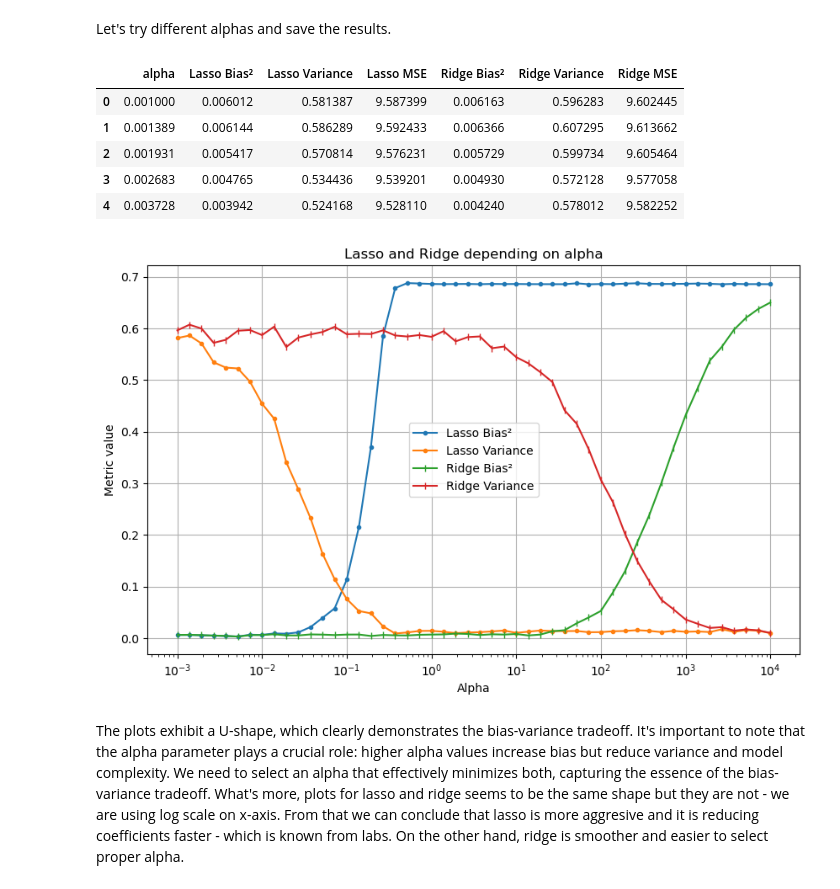
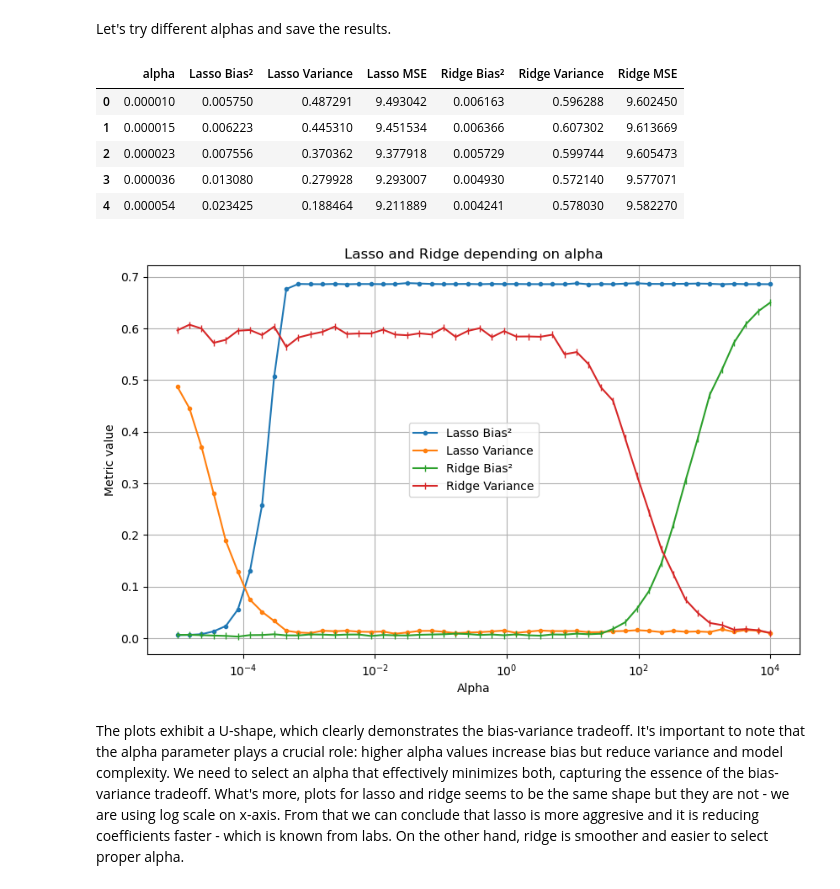
Before and after one commit to ginal001/ML-2024-2025, a Jupyter notebook: Lab4/Homework04.ipynb, the cells around one changed output. Saved outputs shown, nothing was run; the diff lists cells and outputs as text; code cells hidden in the pictures.

```diff
--- a/Lab4/Homework04.ipynb
+++ b/Lab4/Homework04.ipynb
@@ -90,14 +90,16 @@ n_simulations = 100
 # %% [markdown]
 Let's create some helper functions.
 # %%
+n_training = 4*n_samples
+
 def true_function(X):
     return X @ true_coef
 
 def generate_train_data():
-    X_train = np.random.uniform(-1, 1, (4*n_samples, n_features - 1))
-    X_train = np.hstack((np.ones((4*n_samples, 1)), X_train)) # adding bias
+    X_train = np.random.uniform(-1, 1, (n_training, n_features - 1))
+    X_train = np.hstack((np.ones((n_training, 1)), X_train)) # adding bias
 
-    errors = sigma*np.random.randn(4*n_samples)
+    errors = sigma*np.random.randn(n_training)
     y_train = true_function(X_train) + errors
     return X_train, y_train
 # %% [markdown]
@@ -126,7 +128,7 @@ def simulations(alpha):
     ridge_preds = np.zeros((n_samples, n_simulations))
     for i in range(n_simulations):
         X_train, y_train = generate_train_data()
-        lasso = Lasso(alpha = alpha)
+        lasso = Lasso(alpha = alpha*n_training)  #multiplying alpha by n_samples to have standard version of lasso (not this one implemented by scikit)
         ridge = Ridge(alpha = alpha)
 
         lasso.fit(X_train, y_train)
@@ -159,20 +161,20 @@ def simulations(alpha):
 # %% [markdown]
 Let's try different alphas and save the results.
 # %%
-alphas = np.logspace(-3, 4, 50)  # from 0.001 to 10000
+alphas = np.logspace(-5, 4, 50)  # from 0.00001 to 10000
 
 results = [simulations(alpha) for alpha in alphas]
 
 df_results = pd.concat(results, ignore_index=True)
 
 df_results.head()
 # %% [output]
 |  | alpha | Lasso Bias² | Lasso Variance | Lasso MSE | Ridge Bias² | Ridge Variance | Ridge MSE |
-| 0 | 0.001000 | 0.006012 | 0.581387 | 9.587399 | 0.006163 | 0.596283 | 9.602445 |
-| 1 | 0.001389 | 0.006144 | 0.586289 | 9.592433 | 0.006366 | 0.607295 | 9.613662 |
-| 2 | 0.001931 | 0.005417 | 0.570814 | 9.576231 | 0.005729 | 0.599734 | 9.605464 |
-| 3 | 0.002683 | 0.004765 | 0.534436 | 9.539201 | 0.004930 | 0.572128 | 9.577058 |
-| 4 | 0.003728 | 0.003942 | 0.524168 | 9.528110 | 0.004240 | 0.578012 | 9.582252 |
+| 0 | 0.000010 | 0.005750 | 0.487291 | 9.493042 | 0.006163 | 0.596288 | 9.602450 |
+| 1 | 0.000015 | 0.006223 | 0.445310 | 9.451534 | 0.006366 | 0.607302 | 9.613669 |
+| 2 | 0.000023 | 0.007556 | 0.370362 | 9.377918 | 0.005729 | 0.599744 | 9.605473 |
+| 3 | 0.000036 | 0.013080 | 0.279928 | 9.293007 | 0.004930 | 0.572140 | 9.577071 |
+| 4 | 0.000054 | 0.023425 | 0.188464 | 9.211889 | 0.004241 | 0.578030 | 9.582270 |
 # %%
 plt.figure(figsize=(10, 6))
 
@@ -194,7 +196,7 @@ plt.legend()
 plt.grid(True)
 plt.show()
 # %% [output]
-[figure, old version]
+[figure, new version]
 # %% [markdown]
 The plots exhibit a U-shape, which clearly demonstrates the bias-variance tradeoff. It's important to note that the alpha parameter plays a crucial role: higher alpha values increase bias but reduce variance and model complexity. We need to select an alpha that effectively minimizes both, capturing the essence of the bias-variance tradeoff. What's more, plots for lasso and ridge seems to be the same shape but they are not - we are using log scale on x-axis. From that we can conclude that lasso is more aggresive and it is reducing coefficients faster - which is known from labs. On the other hand, ridge is smoother and easier to select proper alpha.
 # %%
```
Also changed, not shown: parts of 4 cells of this notebook.
